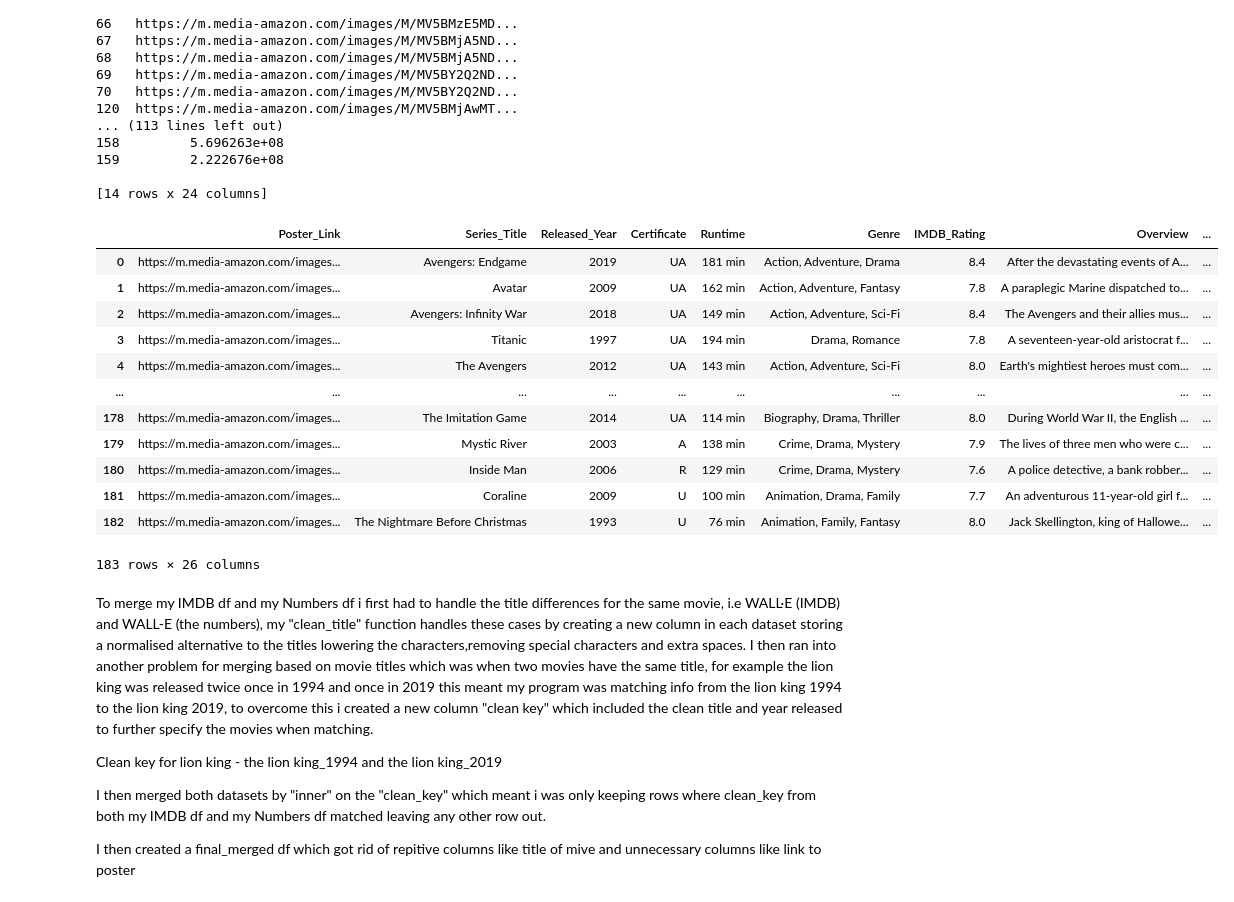
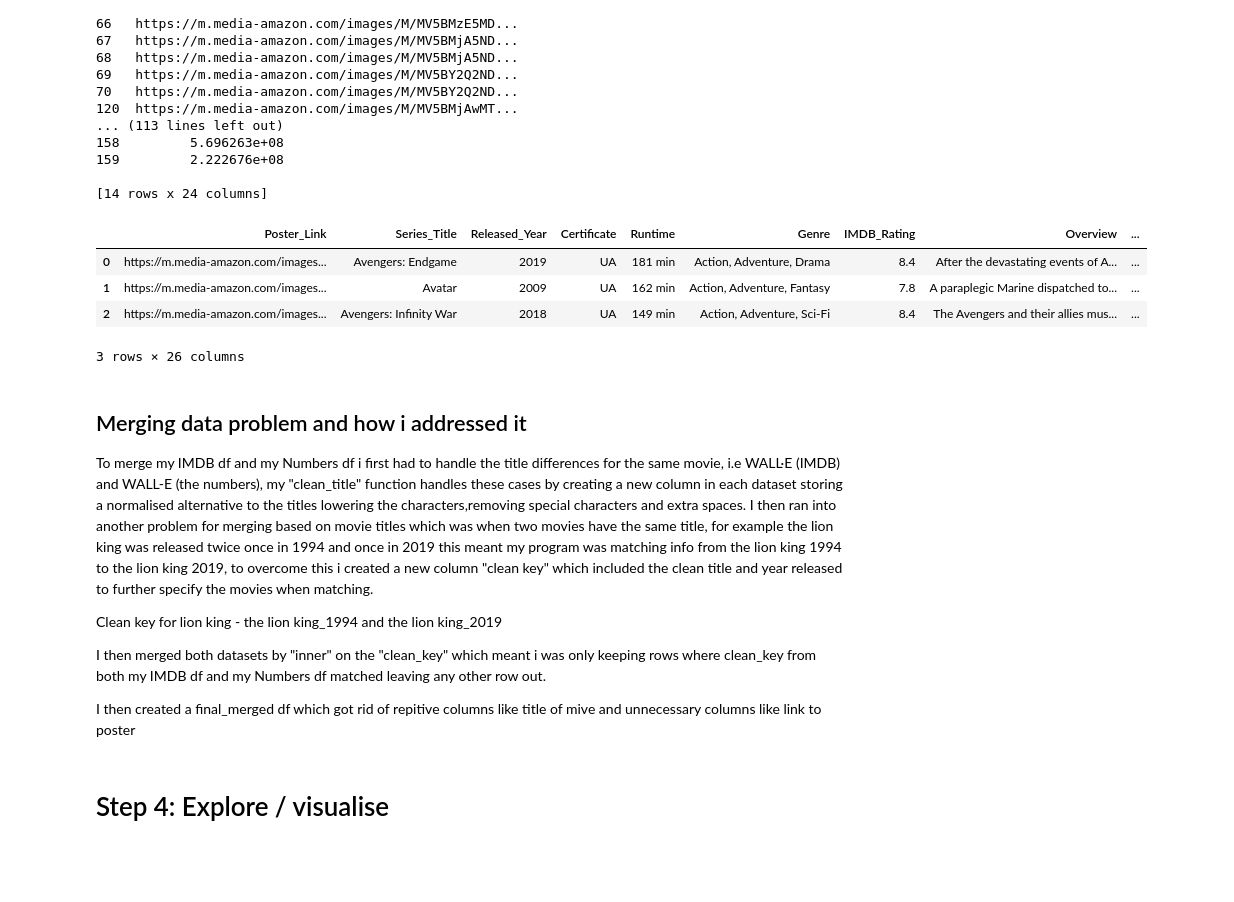
Before and after one commit to abdolhmed/Data_Acquisition_Preprocessing_CA, a Jupyter notebook: MovieCA.ipynb, the cells around one changed output. Cells and saved outputs as stored; diff of their text form; code cells hidden in the pictures; blank space fills up the shorter version.

```diff
--- a/MovieCA.ipynb
+++ b/MovieCA.ipynb
@@ -102,7 +112,7 @@ from bs4 import BeautifulSoup
 import pandas as pd
 import time
 
-# First URL
+# First page URL
 base_url = "https://www.the-numbers.com/box-office-records/domestic/all-movies/cumulative/all-time"
 
 # List of page endings i.e none,101, 201, 301 etc
@@ -112,7 +122,7 @@ page_endings = [""] + [f"/{i}" for i in range(101, 1001, 100)]
 all_data = []
 
 for i in page_endings:
-    url = base_url + i
+    url = base_url + i # finds next page to scrape
     print(f"Scraping: {url}")
 
     request = urllib.request.Request( url )
@@ -138,15 +148,15 @@ for i in page_endings:
             worldwide = cols[6].text.strip()
             all_data.append([rank, year, movie, distributor, domestic, international, worldwide])
 
-    time.sleep(5)
+    time.sleep(5) # pauses between requests
 
-# Create DataFrame for scraped site
+# Creating DataFrame for scraped site
 numbers_df = pd.DataFrame(all_data, columns=[
     "Rank", "Year", "Movie", "Distributor",
     "Domestic_Box_Office", "International_Box_Office", "Worldwide_Box_Office"
 ])
 
-# Clean numeric columns
+# Cleaning numeric columns
 for col in ["Domestic_Box_Office", "International_Box_Office", "Worldwide_Box_Office"]:
     numbers_df[col] = (
         numbers_df[col]
@@ -155,14 +165,14 @@ for col in ["Domestic_Box_Office", "International_Box_Office", "Worldwide_Box_Of
         .astype(float)
     )
 
-# Clean and convert Rank
+# Cleaning and convert Rank
 numbers_df["Rank"] = (
     numbers_df["Rank"]
     .str.replace(',', '', regex=False)  # remove commas like '1,000'
     .astype(int)
 )
 
-numbers_df["Rank"] = numbers_df["Rank"].astype(int)
+# numbers_df["Rank"] = numbers_df["Rank"].astype(int)
 numbers_df["Year"] = numbers_df["Year"].astype(int)
 # %% [output]
 Scraping: https://www.the-numbers.com/box-office-records/domestic/all-movies/cumulative/all-time
@@ -264,22 +266,15 @@ print(duplicates)
 df_sorted["clean_key"] = df_sorted["clean_title"] + "_" + df_sorted["Released_Year"].astype(str)
 numbers_df["clean_key"] = numbers_df["clean_title"] + "_" + numbers_df["Year"].astype(str)
 # %%
+# Creating new Dataframe for merged datasets
 merged = pd.merge(df_sorted, numbers_df, on="clean_key", how="inner")
-merged
+merged.head(3)
 # %% [output]
 |  | Poster_Link | Series_Title | Released_Year | Certificate | Runtime | Genre | IMDB_Rating | Overview | ... |
 | 0 | https://m.media-amazon.com/images... | Avengers: Endgame | 2019 | UA | 181 min | Action, Adventure, Drama | 8.4 | After the devastating events of A... | ... |
 | 1 | https://m.media-amazon.com/images... | Avatar | 2009 | UA | 162 min | Action, Adventure, Fantasy | 7.8 | A paraplegic Marine dispatched to... | ... |
 | 2 | https://m.media-amazon.com/images... | Avengers: Infinity War | 2018 | UA | 149 min | Action, Adventure, Sci-Fi | 8.4 | The Avengers and their allies mus... | ... |
-| 3 | https://m.media-amazon.com/images... | Titanic | 1997 | UA | 194 min | Drama, Romance | 7.8 | A seventeen-year-old aristocrat f... | ... |
-| 4 | https://m.media-amazon.com/images... | The Avengers | 2012 | UA | 143 min | Action, Adventure, Sci-Fi | 8.0 | Earth's mightiest heroes must com... | ... |
-| ... | ... | ... | ... | ... | ... | ... | ... | ... | ... |
-| 178 | https://m.media-amazon.com/images... | The Imitation Game | 2014 | UA | 114 min | Biography, Drama, Thriller | 8.0 | During World War II, the English ... | ... |
-| 179 | https://m.media-amazon.com/images... | Mystic River | 2003 | A | 138 min | Crime, Drama, Mystery | 7.9 | The lives of three men who were c... | ... |
-| 180 | https://m.media-amazon.com/images... | Inside Man | 2006 | R | 129 min | Crime, Drama, Mystery | 7.6 | A police detective, a bank robber... | ... |
-| 181 | https://m.media-amazon.com/images... | Coraline | 2009 | U | 100 min | Animation, Drama, Family | 7.7 | An adventurous 11-year-old girl f... | ... |
-| 182 | https://m.media-amazon.com/images... | The Nightmare Before Christmas | 1993 | U | 76 min | Animation, Family, Fantasy | 8.0 | Jack Skellington, king of Hallowe... | ... |
-183 rows × 26 columns
+3 rows × 26 columns
 # %%
 merged.to_csv("mergedkey.csv", index=False)
 # %%
@@ -287,6 +283,9 @@ final_merged = merged[["Series_Title", "Released_Year", "Certificate","Runtime",
 # %%
 final_merged.to_csv("final_merged.csv", index=False)
 # %% [markdown]
+Merging data problem and how i addressed it
+---
+
 To merge my IMDB df and my Numbers df i first had to handle the title differences for the same movie, i.e WALL·E (IMDB) and WALL-E (the numbers), my "clean_title" function handles these cases by creating a new column in each dataset storing a normalised alternative to the titles lowering the characters,removing special characters and extra spaces. I then ran into another problem for merging based on movie titles which was when two movies have the same title, for example the lion king was released twice once in 1994 and once in 2019 this meant my program was matching info from the lion king 1994 to the lion king 2019, to overcome this i created a new column "clean key" which included the clean title and year released to further specify the movies when matching.
 
 Clean key for lion king - the lion king_1994 and the lion king_2019
@@ -295,3 +294,5 @@ Clean key for lion king - the lion king_1994 and the lion king_2019
 I then merged both datasets by "inner" on the "clean_key" which meant i was only keeping rows where clean_key from both my IMDB df and my Numbers df matched leaving any other row out.
 
 I then created a final_merged df which got rid of repitive columns like title of mive and unnecessary columns like link to poster
+# %% [markdown]
+# Step 4: Explore / visualise
```
Also changed, not shown: parts of 37 cells of this notebook.
